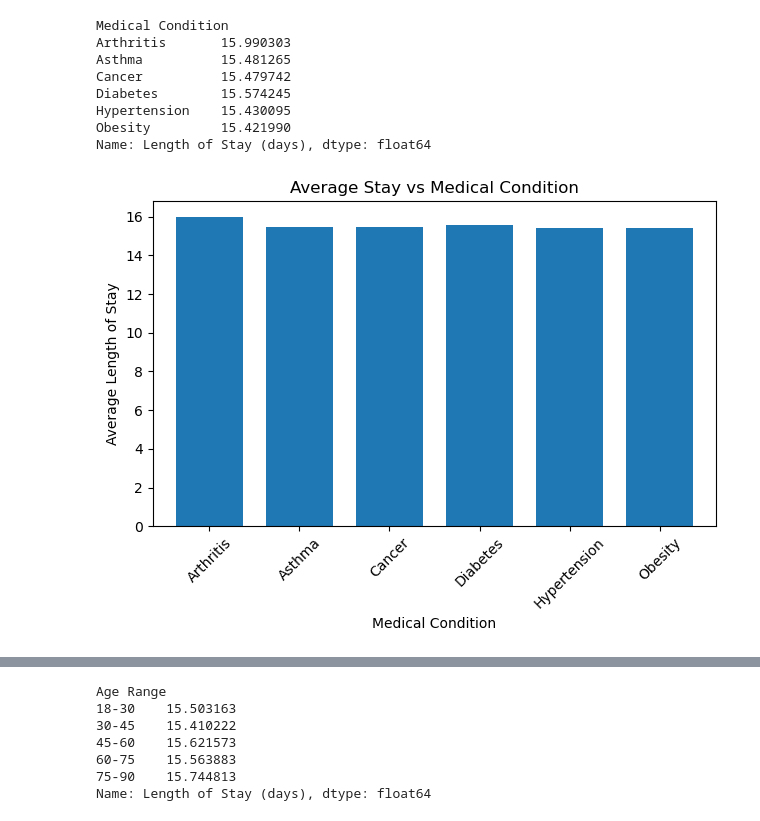
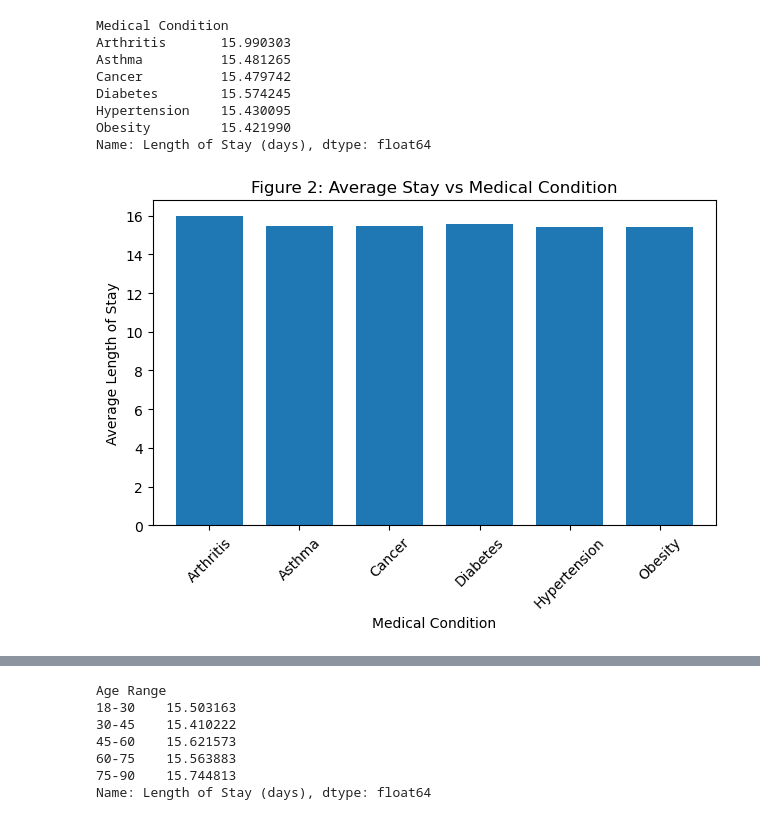
Before and after one commit to Handro4/Bootcamp-Project1, a Jupyter notebook: main.py/Healthcare.ipynb, the cells around one changed output, grey strips where cells are left out. Saved outputs shown, nothing was run; the diff lists cells and outputs as text; code cells hidden in the pictures.

```diff
--- a/main.py/Healthcare.ipynb
+++ b/main.py/Healthcare.ipynb
@@ -222,14 +220,14 @@ Name: Length of Stay (days), dtype: float64
 # %%
 # Convert the results to a bar chart
 #plt.tight_layout()
 length_per_condition.plot(kind="bar", width=.75)
 plt.xticks(rotation=45, ha='center')
 plt.xlabel("Medical Condition")
 plt.ylabel("Average Length of Stay")
-plt.title("Average Stay vs Medical Condition")
+plt.title("Figure 2: Average Stay vs Medical Condition")
 plt.tight_layout()
 #save image as PNG
 plt.savefig(os.path.join(out_path, "Average_Stay_vs_Medical_Condition.png"))
 # %% [output]
-[figure, old version]
+[figure, new version]
 # %%
```
Also changed, not shown: parts of 23 cells of this notebook, 15 other files.
